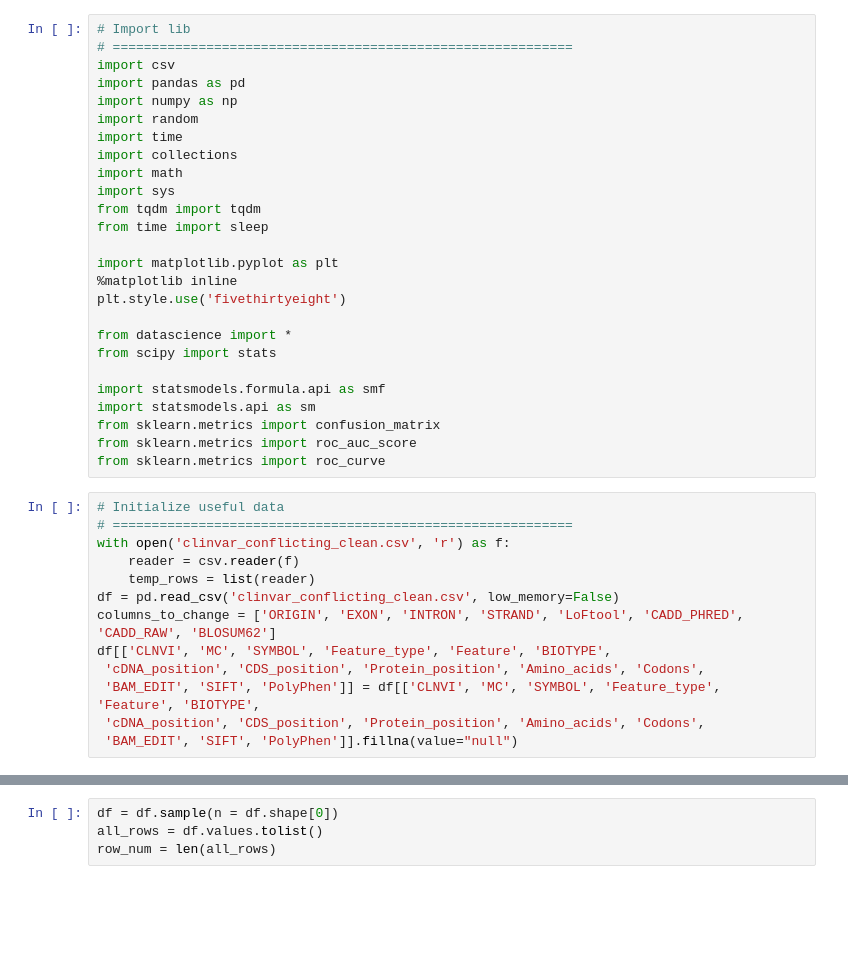
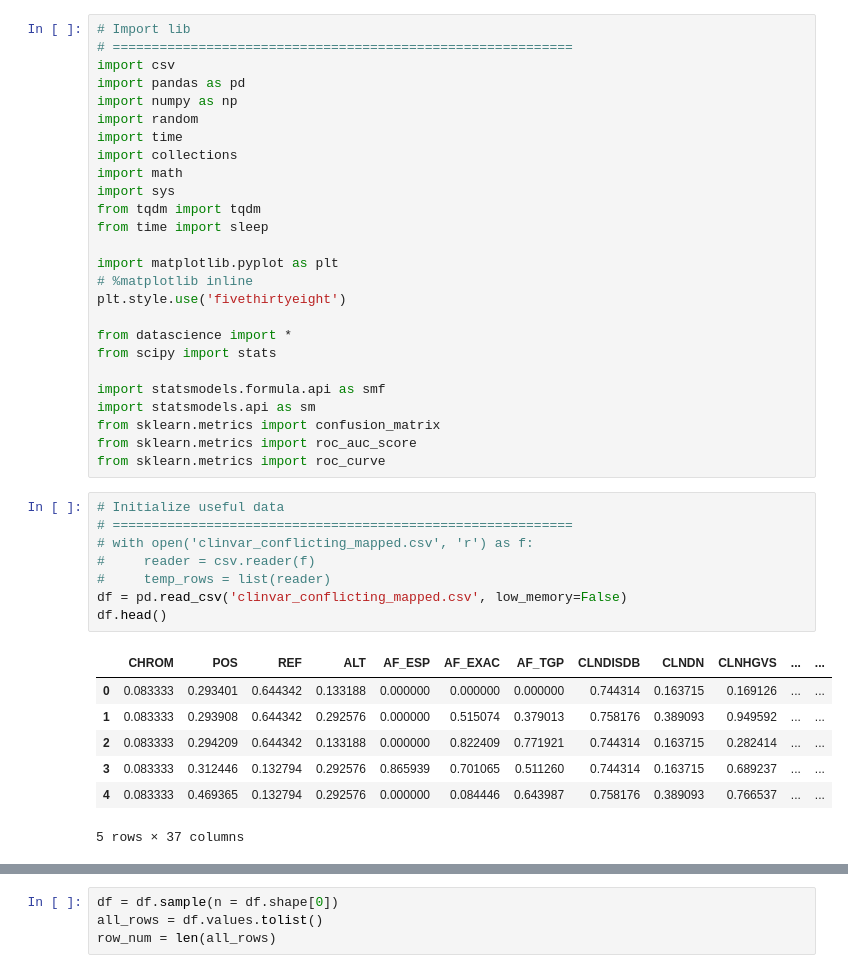
Before and after one commit to frostace/BinaryClassification, a Jupyter notebook: Logistic Regression.ipynb, the cells around one changed output, grey strips where cells are left out. Drawn from its saved outputs; the diff is of its cells as text; blank space fills up the shorter version.

```diff
--- a/Logistic Regression.ipynb
+++ b/Logistic Regression.ipynb
@@ -13,7 +13,7 @@ from tqdm import tqdm
 from time import sleep
 
 import matplotlib.pyplot as plt
-%matplotlib inline
+# %matplotlib inline
 plt.style.use('fivethirtyeight')
 
 from datascience import *
@@ -27,13 +27,16 @@ from sklearn.metrics import roc_curve
 # %%
 # Initialize useful data
 # ===========================================================
-with open('clinvar_conflicting_clean.csv', 'r') as f:
-    reader = csv.reader(f)
-    temp_rows = list(reader)
-df = pd.read_csv('clinvar_conflicting_clean.csv', low_memory=False)
-columns_to_change = ['ORIGIN', 'EXON', 'INTRON', 'STRAND', 'LoFtool', 'CADD_PHRED', 'CADD_RAW', 'BLOSUM62']
-df[['CLNVI', 'MC', 'SYMBOL', 'Feature_type', 'Feature', 'BIOTYPE',
- 'cDNA_position', 'CDS_position', 'Protein_position', 'Amino_acids', 'Codons',
- 'BAM_EDIT', 'SIFT', 'PolyPhen']] = df[['CLNVI', 'MC', 'SYMBOL', 'Feature_type', 'Feature', 'BIOTYPE',
- 'cDNA_position', 'CDS_position', 'Protein_position', 'Amino_acids', 'Codons',
- 'BAM_EDIT', 'SIFT', 'PolyPhen']].fillna(value="null")
+# with open('clinvar_conflicting_mapped.csv', 'r') as f:
+#     reader = csv.reader(f)
+#     temp_rows = list(reader)
+df = pd.read_csv('clinvar_conflicting_mapped.csv', low_memory=False)
+df.head()
+# %% [output]
+|  | CHROM | POS | REF | ALT | AF_ESP | AF_EXAC | AF_TGP | CLNDISDB | CLNDN | CLNHGVS | ... | ... |
+| 0 | 0.083333 | 0.293401 | 0.644342 | 0.133188 | 0.000000 | 0.000000 | 0.000000 | 0.744314 | 0.163715 | 0.169126 | ... | ... |
+| 1 | 0.083333 | 0.293908 | 0.644342 | 0.292576 | 0.000000 | 0.515074 | 0.379013 | 0.758176 | 0.389093 | 0.949592 | ... | ... |
+| 2 | 0.083333 | 0.294209 | 0.644342 | 0.133188 | 0.000000 | 0.822409 | 0.771921 | 0.744314 | 0.163715 | 0.282414 | ... | ... |
+| 3 | 0.083333 | 0.312446 | 0.132794 | 0.292576 | 0.865939 | 0.701065 | 0.511260 | 0.744314 | 0.163715 | 0.689237 | ... | ... |
+| 4 | 0.083333 | 0.469365 | 0.132794 | 0.292576 | 0.000000 | 0.084446 | 0.643987 | 0.758176 | 0.389093 | 0.766537 | ... | ... |
+5 rows × 37 columns
```
Also changed, not shown: parts of 12 cells of this notebook, 5 other files.
